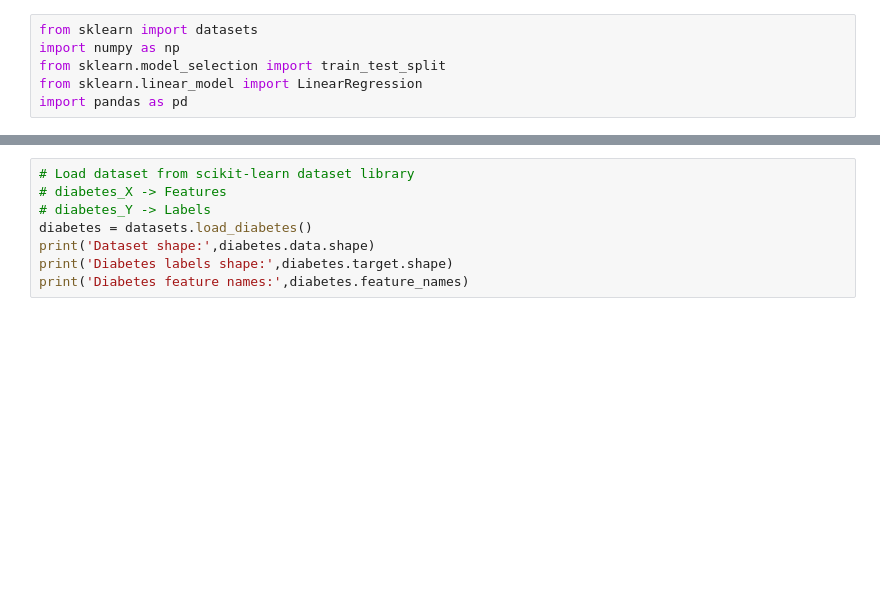
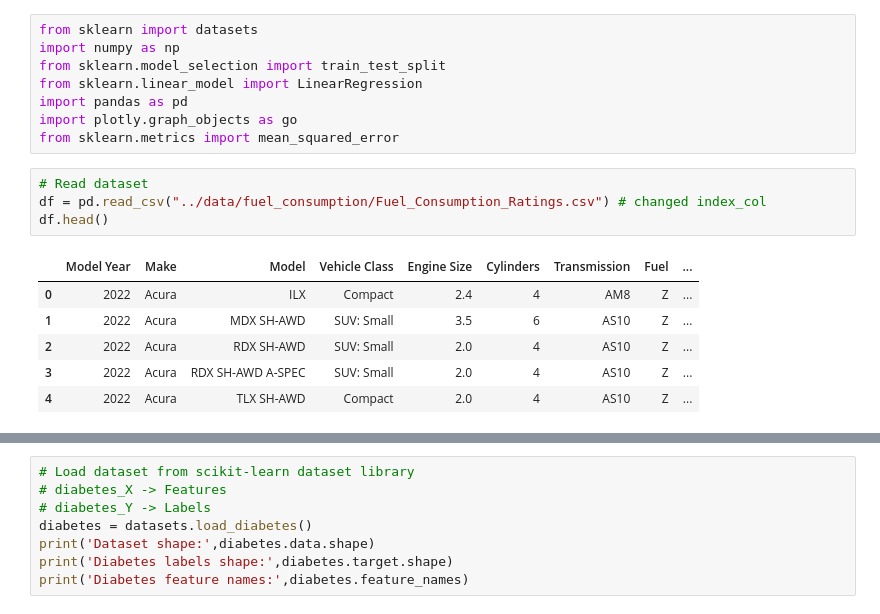
Before and after one commit to tirelt/data_toolbox, a Jupyter notebook: toolbox/2. Linear regression .ipynb, the cells around one changed output, grey strips where cells are left out. Saved outputs shown, nothing was run; the diff lists cells and outputs as text; blank space fills up the shorter version.

Commit message:
new models

```diff
--- a/toolbox/2. Linear regression .ipynb
+++ b/toolbox/2. Linear regression .ipynb
@@ -4,3 +4,16 @@ import numpy as np
 from sklearn.model_selection import train_test_split
 from sklearn.linear_model import LinearRegression
 import pandas as pd
+import plotly.graph_objects as go
+from sklearn.metrics import mean_squared_error
+# %%
+# Read dataset
+df = pd.read_csv("../data/fuel_consumption/Fuel_Consumption_Ratings.csv") # changed index_col
+df.head()
+# %% [output]
+|  | Model Year | Make | Model | Vehicle Class | Engine Size | Cylinders | Transmission | Fuel | ... |
+| 0 | 2022 | Acura | ILX | Compact | 2.4 | 4 | AM8 | Z | ... |
+| 1 | 2022 | Acura | MDX SH-AWD | SUV: Small | 3.5 | 6 | AS10 | Z | ... |
+| 2 | 2022 | Acura | RDX SH-AWD | SUV: Small | 2.0 | 4 | AS10 | Z | ... |
+| 3 | 2022 | Acura | RDX SH-AWD A-SPEC | SUV: Small | 2.0 | 4 | AS10 | Z | ... |
+| 4 | 2022 | Acura | TLX SH-AWD | Compact | 2.0 | 4 | AS10 | Z | ... |
```
Also changed, not shown: parts of 15 cells of this notebook, 11 other files.
